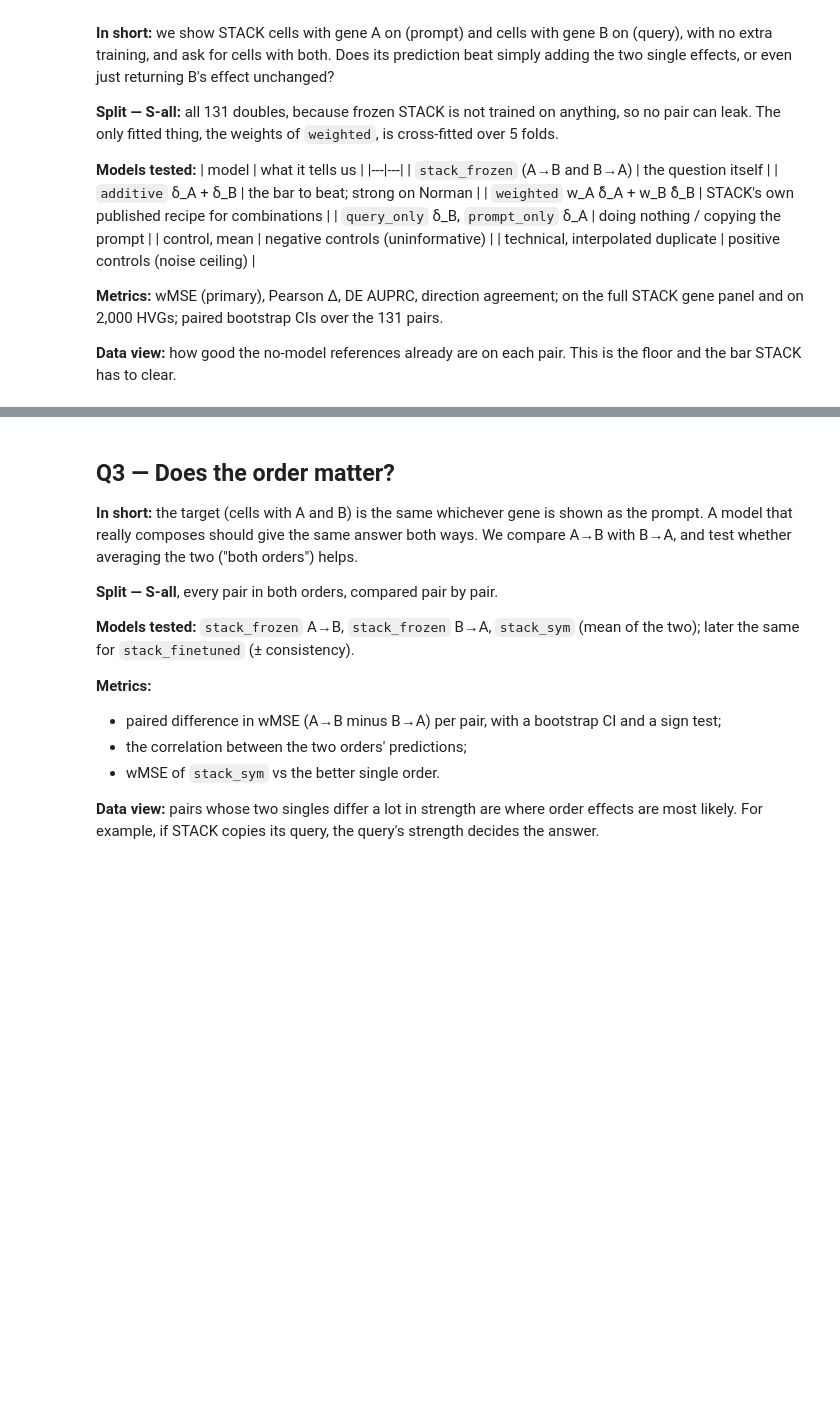
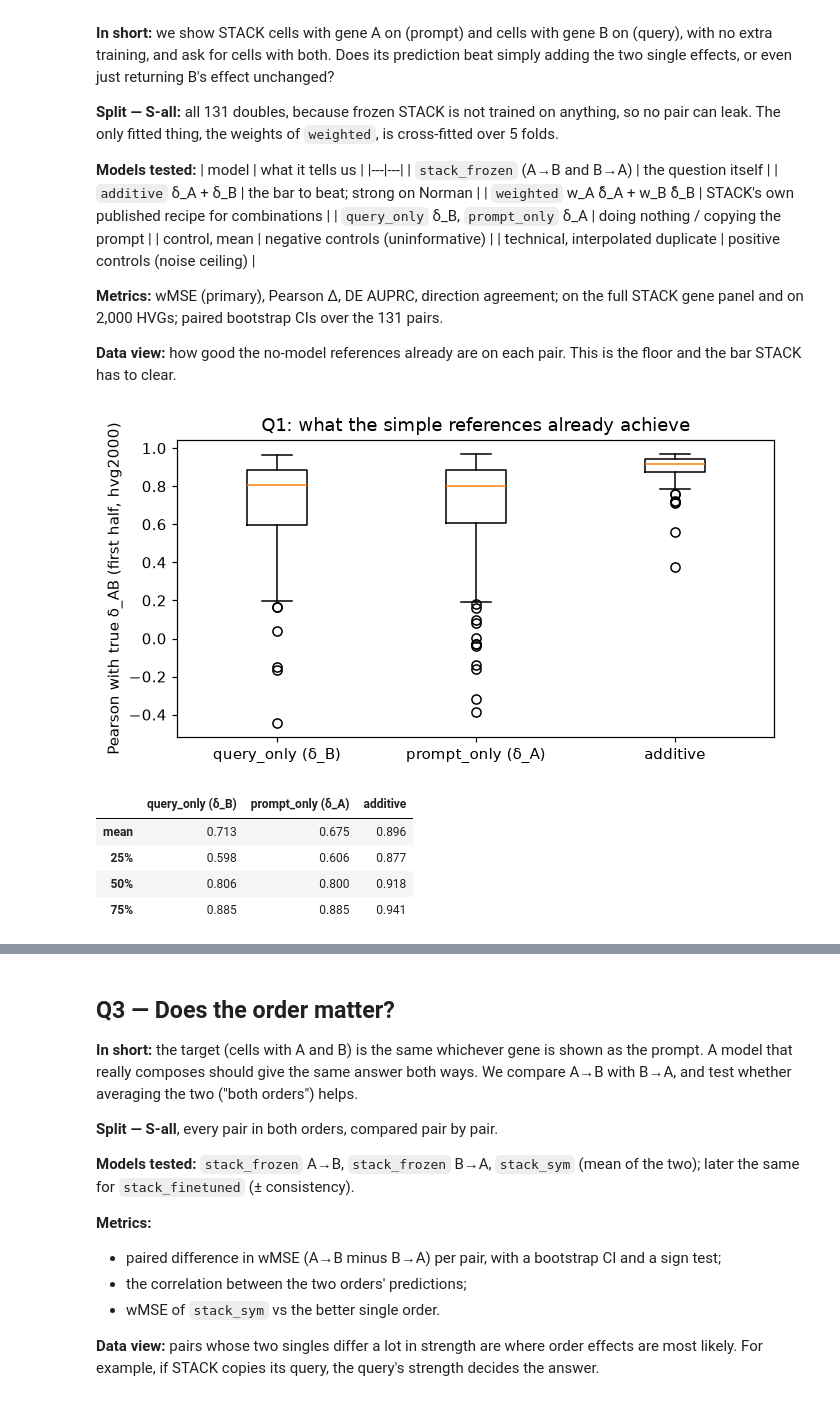
Before and after one commit to reetm09/stack-robustness, a Jupyter notebook: compositional/explore.ipynb, the cells around one changed output, grey strips where cells are left out. Cells and saved outputs as stored; diff of their text form; code cells hidden in the pictures; blank space fills up the shorter version.

```diff
--- a/compositional/explore.ipynb
+++ b/compositional/explore.ipynb
@@ -425,15 +575,24 @@ the bar STACK has to clear.
 # %%
 refs = {}
 for d in doubles:
-    dA, dB, dAB = pair_parts(d)
+    a_, b_ = d.split("+")
+    dA, dB = single_eff_all.loc[a_, PANEL_GENES], single_eff_all.loc[b_, PANEL_GENES]
+    dAB = truth_all.loc[d, PANEL_GENES] - ctrl_all[PANEL_GENES]
     refs[d] = {"query_only (δ_B)": np.corrcoef(dAB, dB)[0, 1], "prompt_only (δ_A)": np.corrcoef(dAB, dA)[0, 1],
                "additive": np.corrcoef(dAB, dA + dB)[0, 1]}
 refs = pd.DataFrame(refs).T
 fig, ax = plt.subplots(figsize=(7, 3.5))
 ax.boxplot([refs[c] for c in refs], tick_labels=refs.columns)
-ax.set(ylabel="Pearson with true δ_AB (all cells)", title="Q1: what the simple references already achieve")
+ax.set(ylabel=f"Pearson with true δ_AB (first half, {PANEL})", title="Q1: what the simple references already achieve")
 plt.show()
 refs.describe().loc[["mean", "25%", "50%", "75%"]].round(3)
+# %% [output]
+[figure, added]
+|  | query_only (δ_B) | prompt_only (δ_A) | additive |
+| mean | 0.713 | 0.675 | 0.896 |
+| 25% | 0.598 | 0.606 | 0.877 |
+| 50% | 0.806 | 0.800 | 0.918 |
+| 75% | 0.885 | 0.885 | 0.941 |
 # %% [markdown]
 ## Q2 — Which behaviour does STACK show?
 
```
Also changed, not shown: parts of 34 cells of this notebook, 11 other files.
